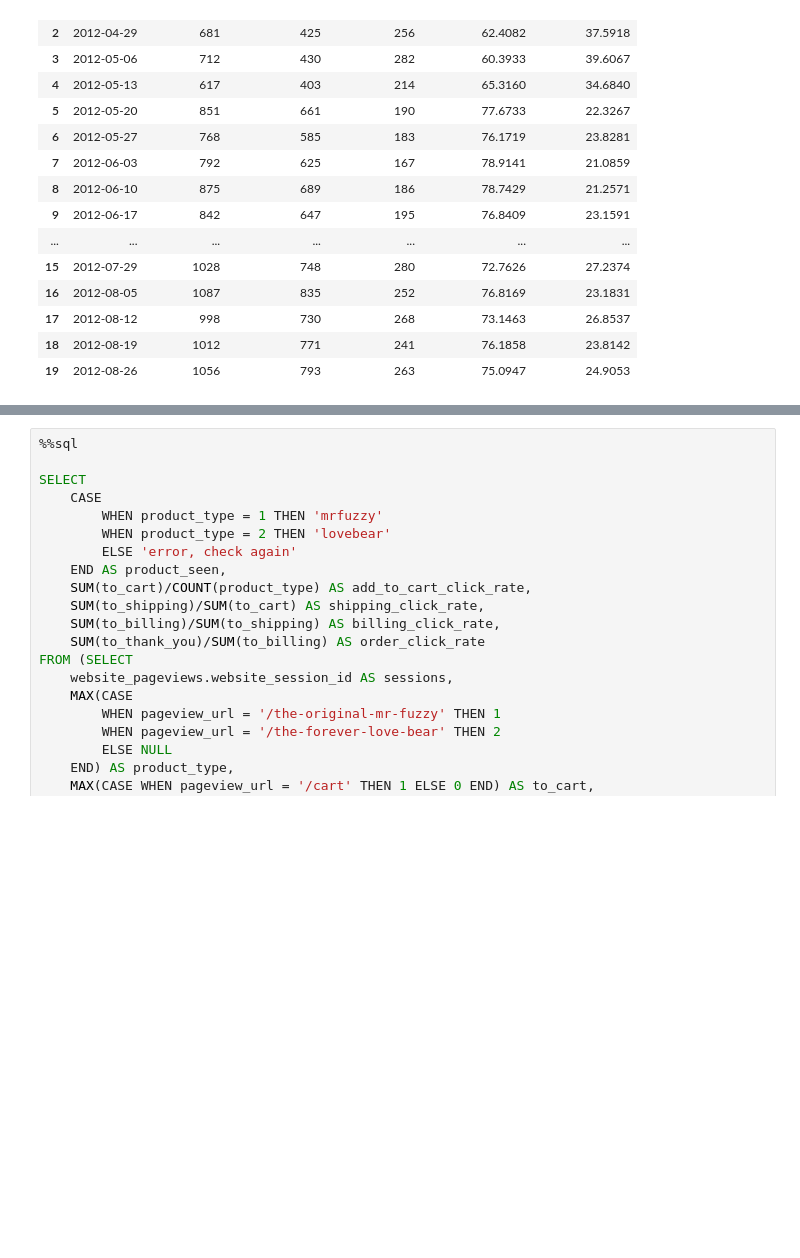
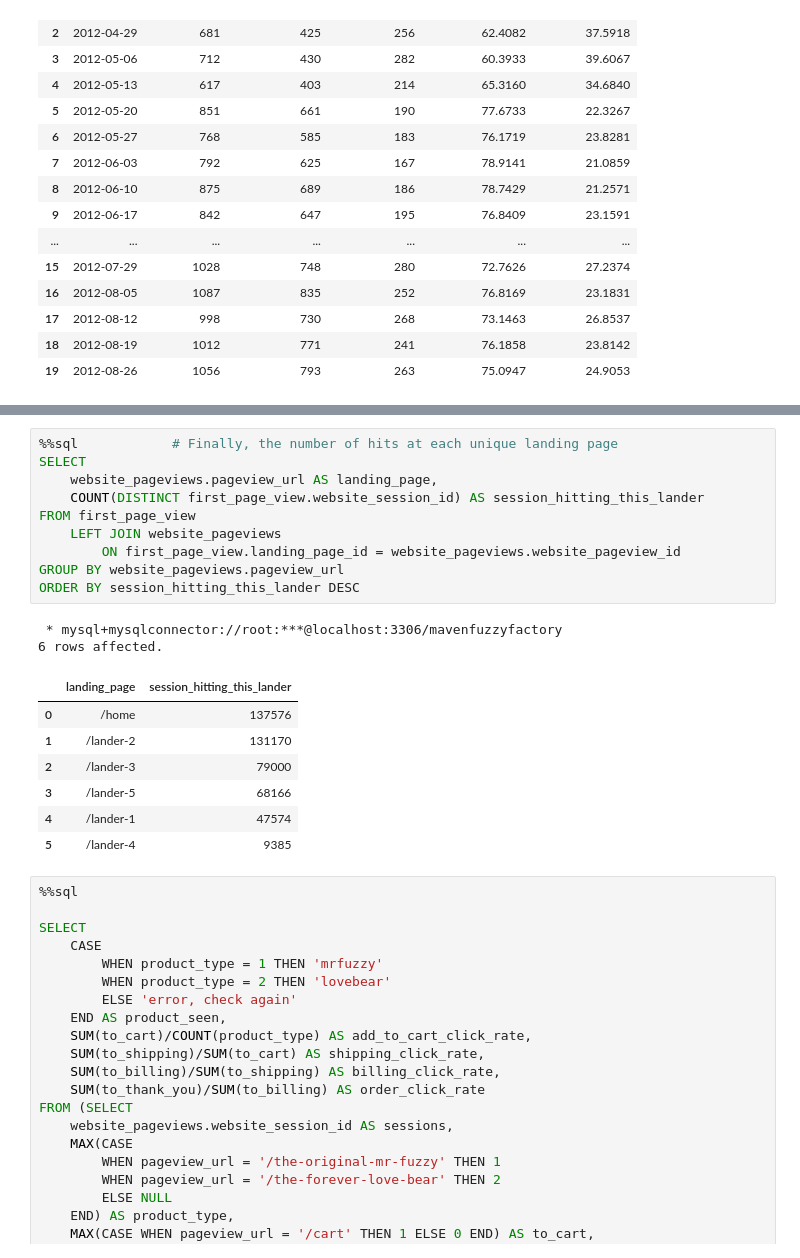
Before and after one commit to naivomah3/sql-data-profiling, a Jupyter notebook: MavenFuzzyFactory - Data Profiling.ipynb, the cells around one changed output, grey strips where cells are left out. Cells and saved outputs as stored; diff of their text form; blank space fills up the shorter version.

```diff
--- a/MavenFuzzyFactory - Data Profiling.ipynb
+++ b/MavenFuzzyFactory - Data Profiling.ipynb
@@ -455,3 +499,23 @@ FROM website_sessions
+# %%
+%%sql            # Finally, the number of hits at each unique landing page
+SELECT
+    website_pageviews.pageview_url AS landing_page,
+    COUNT(DISTINCT first_page_view.website_session_id) AS session_hitting_this_lander
+FROM first_page_view
+    LEFT JOIN website_pageviews
+        ON first_page_view.landing_page_id = website_pageviews.website_pageview_id
+GROUP BY website_pageviews.pageview_url
+ORDER BY session_hitting_this_lander DESC
+# %% [output]
+ * mysql+mysqlconnector://root:***@localhost:3306/mavenfuzzyfactory
+6 rows affected.
+|  | landing_page | session_hitting_this_lander |
+| 0 | /home | 137576 |
+| 1 | /lander-2 | 131170 |
+| 2 | /lander-3 | 79000 |
+| 3 | /lander-5 | 68166 |
+| 4 | /lander-1 | 47574 |
+| 5 | /lander-4 | 9385 |
 # %%
 %%sql
 
```
Also changed, not shown: parts of 11 cells of this notebook.
